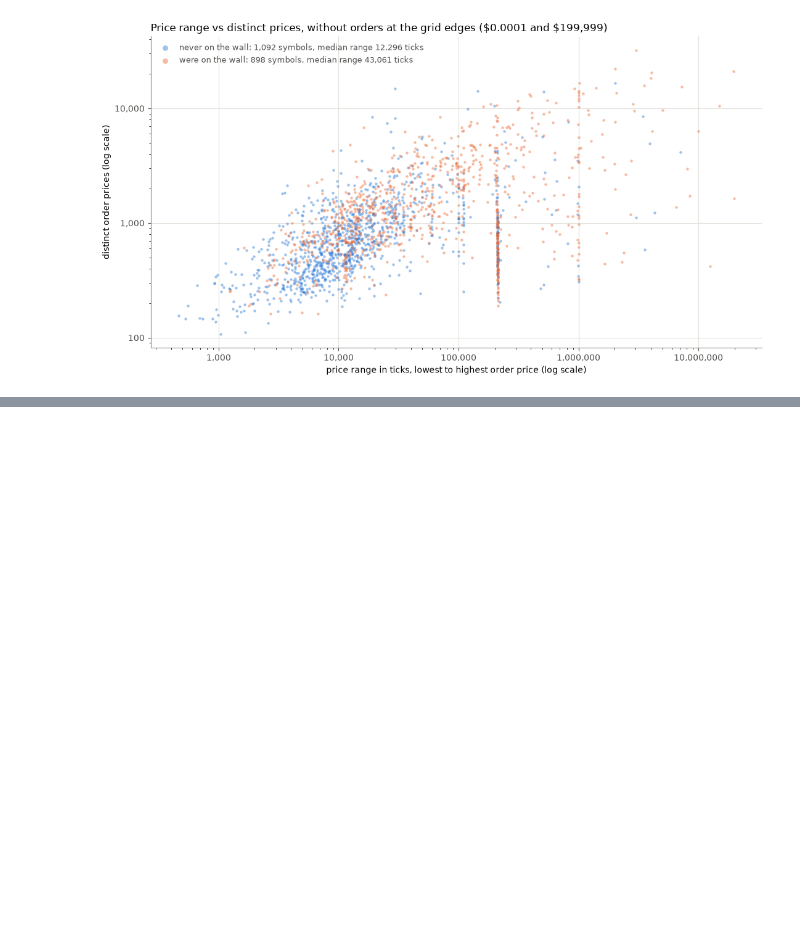
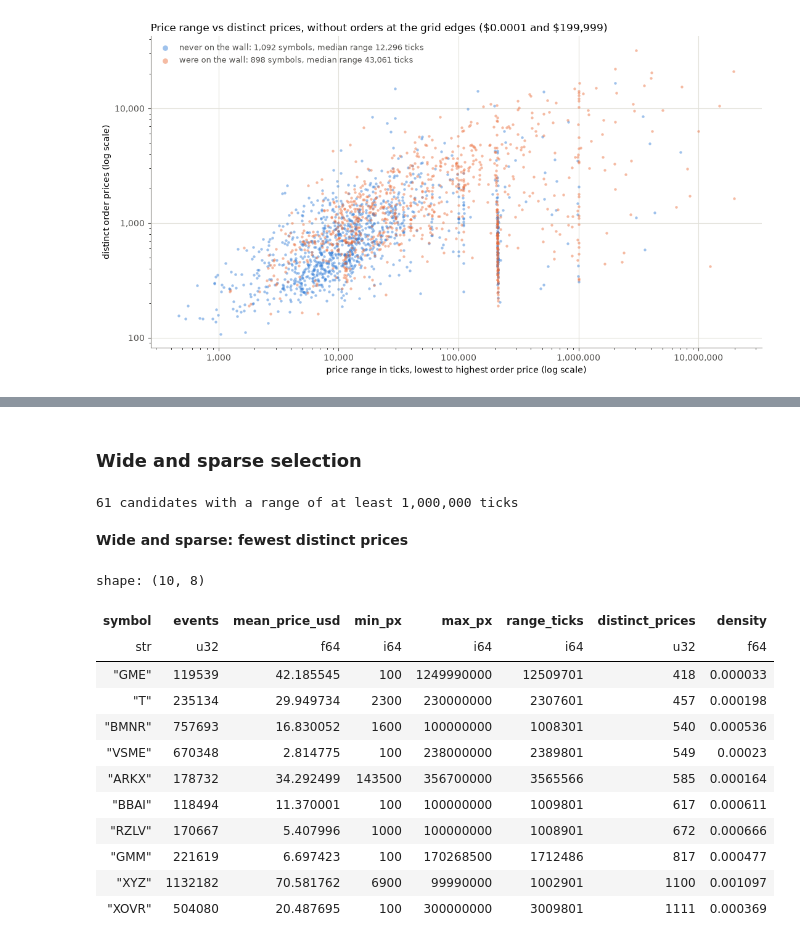
Before and after one commit to Murlokich/Dixchange, a Jupyter notebook: nasdaq-data/eda.ipynb, the cells around one changed output, grey strips where cells are left out. Saved outputs shown, nothing was run; the diff lists cells and outputs as text; code cells hidden in the pictures; blank space fills up the shorter version.

```diff
--- a/nasdaq-data/eda.ipynb
+++ b/nasdaq-data/eda.ipynb
@@ -973,0 +1095,33 @@ A new vertical stripe appears at about 220,000 ticks. It needs more research.
+# %% [markdown]
+### Wide and sparse selection
+# %%
+WIDE_RANGE_TICKS = 1_000_000  # wide books: at least ~$10,000 between the lowest and highest order price
+
+# Wide candidates, fewest distinct prices first: a few orders spread over a very wide range.
+wide = (
+    candidates
+    .filter(pl.col("range_ticks") >= WIDE_RANGE_TICKS)
+    .join(price_profile.select("locate", "mean_price_usd"), on="locate", how="left")
+    .select("symbol", "events", "mean_price_usd", "min_px", "max_px", "range_ticks", "distinct_prices", "density")
+    .sort("distinct_prices")
+)
+print(f"{wide.height:,} candidates with a range of at least {WIDE_RANGE_TICKS:,} ticks")
+
+display(Markdown("**Wide and sparse: fewest distinct prices**"))
+display(wide.head(10))
+# %% [output]
+61 candidates with a range of at least 1,000,000 ticks
+**Wide and sparse: fewest distinct prices**
+shape: (10, 8)
+| symbol | events | mean_price_usd | min_px | max_px | range_ticks | distinct_prices | density |
+| str | u32 | f64 | i64 | i64 | i64 | u32 | f64 |
+| "GME" | 119539 | 42.185545 | 100 | 1249990000 | 12509701 | 418 | 0.000033 |
+| "T" | 235134 | 29.949734 | 2300 | 230000000 | 2307601 | 457 | 0.000198 |
+| "BMNR" | 757693 | 16.830052 | 1600 | 100000000 | 1008301 | 540 | 0.000536 |
+| "VSME" | 670348 | 2.814775 | 100 | 238000000 | 2389801 | 549 | 0.00023 |
+| "ARKX" | 178732 | 34.292499 | 143500 | 356700000 | 3565566 | 585 | 0.000164 |
+| "BBAI" | 118494 | 11.370001 | 100 | 100000000 | 1009801 | 617 | 0.000611 |
+| "RZLV" | 170667 | 5.407996 | 1000 | 100000000 | 1008901 | 672 | 0.000666 |
+| "GMM" | 221619 | 6.697423 | 100 | 170268500 | 1712486 | 817 | 0.000477 |
+| "XYZ" | 1132182 | 70.581762 | 6900 | 99990000 | 1002901 | 1100 | 0.001097 |
+| "XOVR" | 504080 | 20.487695 | 100 | 300000000 | 3009801 | 1111 | 0.000369 |
```
Also changed, not shown: parts of 18 cells of this notebook.
